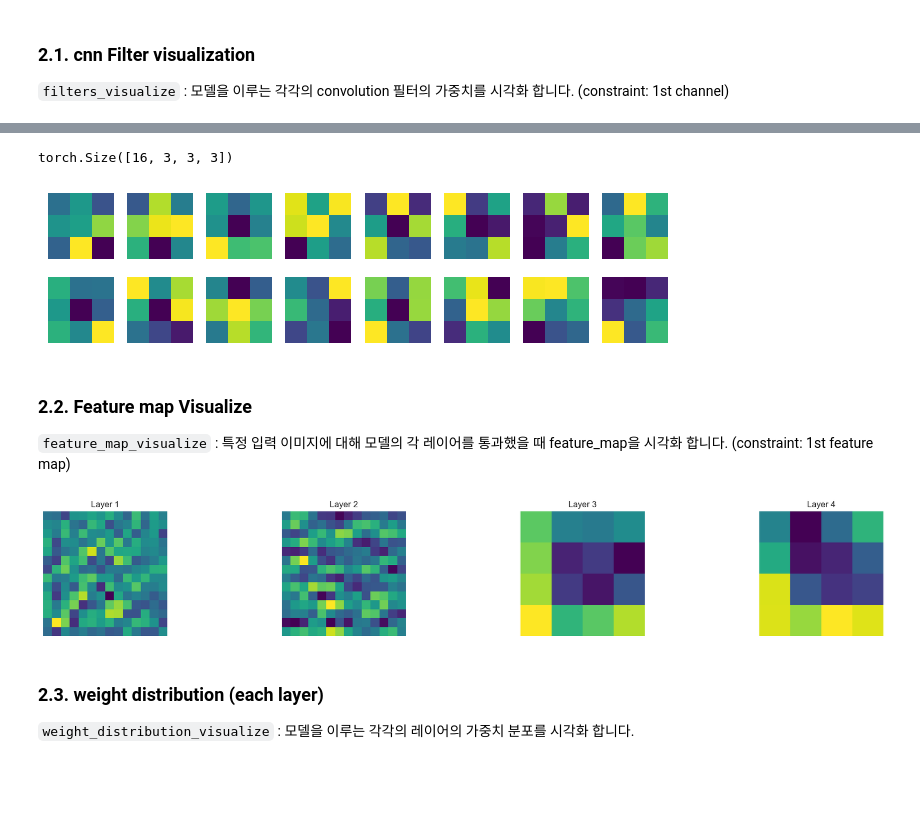
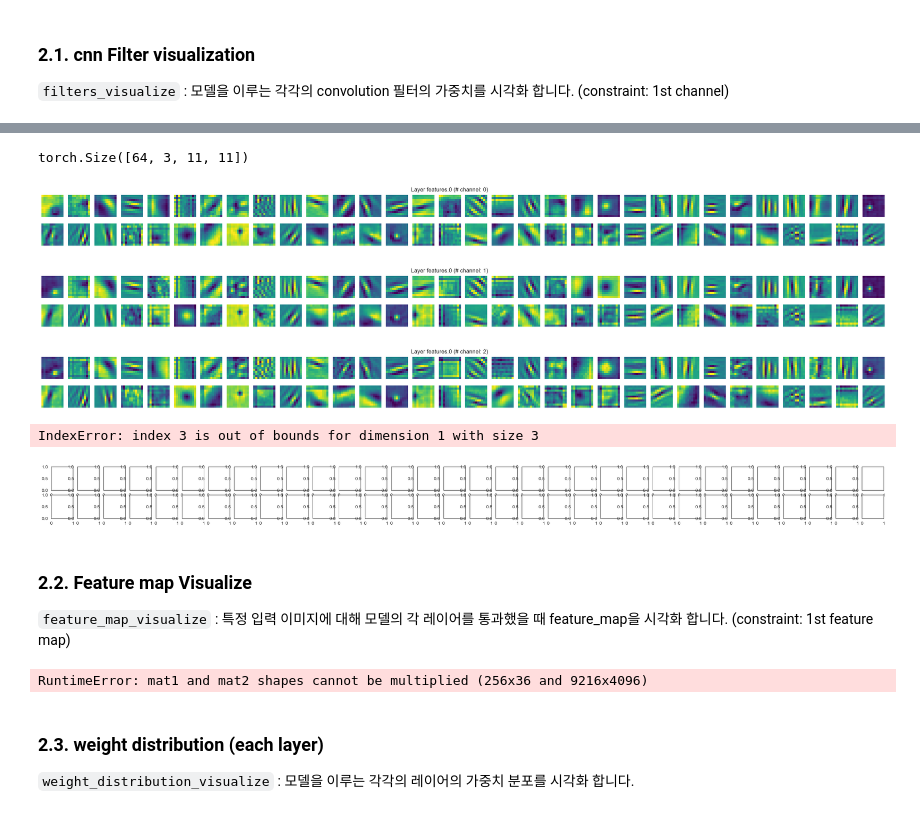
Before and after one commit to 23-Fall-Graduation-Thesis/Indium, a Jupyter notebook: visualization.ipynb, the cells around one changed output, grey strips where cells are left out. Saved outputs shown, nothing was run; the diff lists cells and outputs as text; code cells hidden in the pictures; blank space fills up the shorter version.

Commit message:
fix: 2.1. filter visualization

```diff
--- a/visualization.ipynb
+++ b/visualization.ipynb
@@ -184,6 +184,7 @@ print(len(testloader.dataset))
 # %%
 print(trainloader.dataset[0][0].shape)
 
+sns.set_style("white")
 plt.imshow(trainloader.dataset[2][0][0])
 plt.show()
 # %% [output]
@@ -242,3 +241,35 @@ from visualize_tool import filters_visualize
+# %%
+# from utils.visualize_tool import filters_visualize
+def visTensor(tensor, layer_name, ncols=32 , nchannel=5):
+    n, _, _, _ = tensor.shape
+    nrows = n // ncols + (1 if n % ncols else 0)
+
+    for c in range(nchannel):
+        fig, axes = plt.subplots(nrows=nrows, ncols=ncols, figsize=(ncols, nrows))
+        for i in range(n):
+            ax = axes[i // ncols, i % ncols]
+            kernel = tensor[i, c, :, :] if n > 1 else tensor[i, :, :]
+            ax.imshow(kernel, cmap='viridis')
+            ax.axis('off')
+        plt.suptitle('Layer '+layer_name+" (# channel: "+str(c)+")")
+        plt.show()
+
+def filters_visualize(model, layer_name, ncols=32, nchannel=5, showAll=False):
+    flag = False
+    for name, layer in model.named_modules():
+        if name == layer_name:
+            flag = True
+            weights = layer.weight.data.clone()
+            break
+    if not flag :
+        print(f'Undefined Layer.')
+        return
+
+    print(weights.shape)
+    n, c, w, h = weights.shape
+    if not showAll:
+        c = min(c, nchannel)
+    visTensor(weights, layer_name, ncols, c)
 # %%
 layer_names = [name for name, _ in model.named_modules()]
 print(layer_names)
@@ -247,9 +278,13 @@ print(layer_names)
 # %%
-layer_name = "conv1"
-filters_visualize(model, layer_name, showAll=False)
+layer_name = "features.0"
+filters_visualize(model, layer_name, ncols=32, nchannel=5, showAll=False)
 # %% [output]
-torch.Size([16, 3, 3, 3])
+torch.Size([64, 3, 11, 11])
-[figure, old version]
+[figure, new version]
+[figure, added]
+[figure, added]
+IndexError: index 3 is out of bounds for dimension 1 with size 3
+[figure, added]
 # %% [markdown]
 ### 2.2. Feature map Visualize
 `feature_map_visualize` : 특정 입력 이미지에 대해 모델의 각 레이어를 통과했을 때 feature_map을 시각화 합니다. (constraint: 1st feature map)
@@ -258,5 +290,0 @@ from visualize_tool import feature_map_visualize
-# %%
-image = torch.randn(1, 3, 28, 28)
-feature_map_visualize(model, image)
-# %% [output]
-[figure, removed]
@@ -263,3 +307,8 @@ feature_map_visualize(model, image)
+# %%
+image = trainloader.dataset[0][0]
+feature_map_visualize(model, image)
+# %% [output]
+RuntimeError: mat1 and mat2 shapes cannot be multiplied (256x36 and 9216x4096)
 # %% [markdown]
 ### 2.3. weight distribution (each layer)
 `weight_distribution_visualize` : 모델을 이루는 각각의 레이어의 가중치 분포를 시각화 합니다.
```
Also changed, not shown: parts of 12 cells of this notebook, 2 other files.
